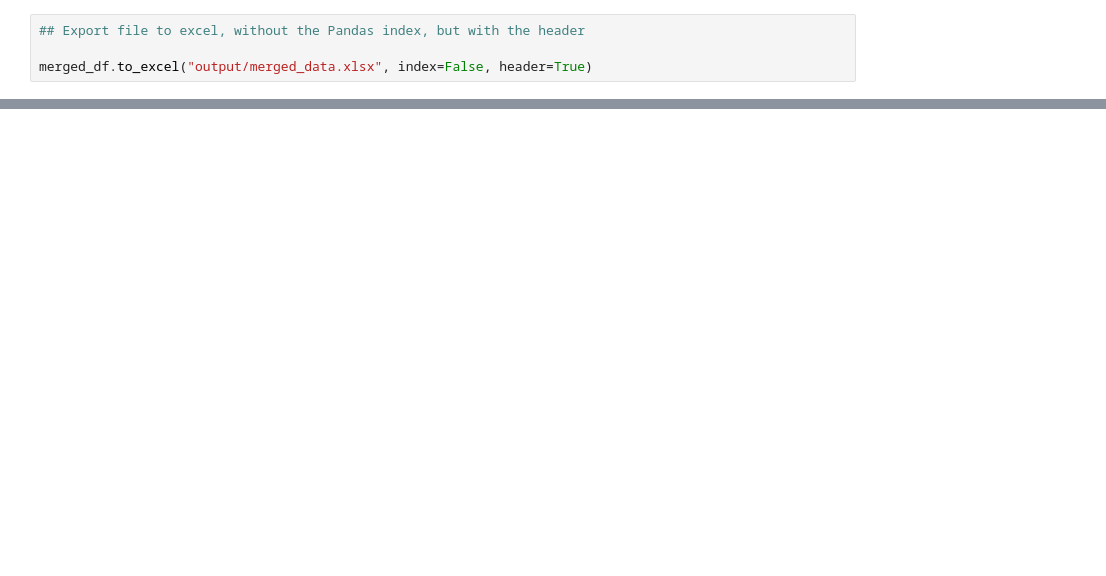
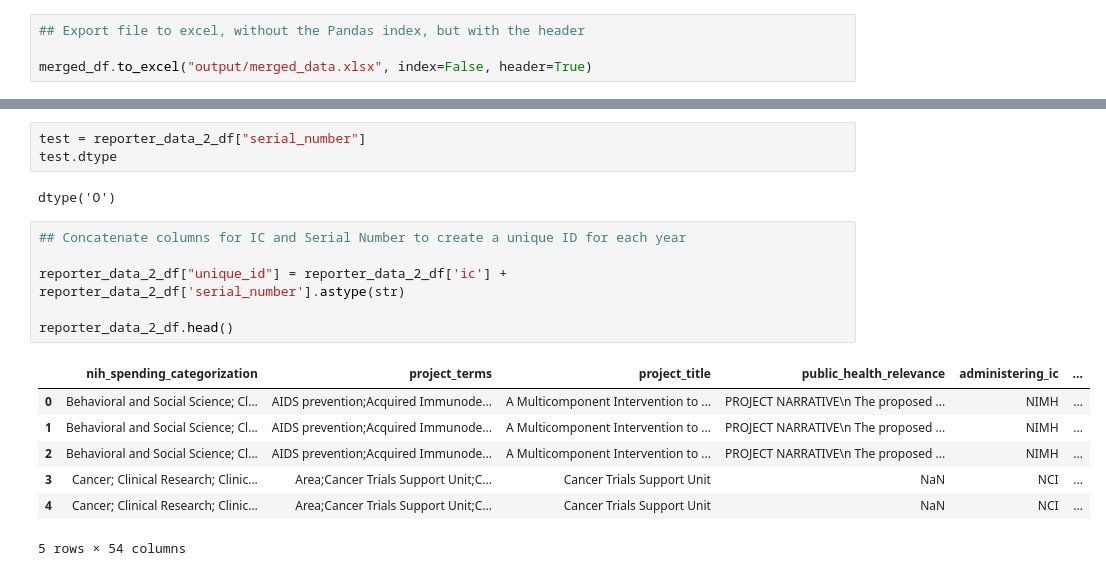
Before and after one commit to kglibrarian/Galter_NIH_Reporter_Analysis_2023, a Jupyter notebook: NIH_Reporter_Data.ipynb, the cells around one changed output, grey strips where cells are left out. Drawn from its saved outputs; the diff is of its cells as text; blank space fills up the shorter version.

```diff
--- a/NIH_Reporter_Data.ipynb
+++ b/NIH_Reporter_Data.ipynb
@@ -342,0 +387,19 @@ merged_df.to_excel("output/merged_data.xlsx", index=False, header=True)
+# %%
+test = reporter_data_2_df["serial_number"]
+test.dtype
+# %% [output]
+dtype('O')
+# %%
+## Concatenate columns for IC and Serial Number to create a unique ID for each year
+
+reporter_data_2_df["unique_id"] = reporter_data_2_df['ic'] + reporter_data_2_df['serial_number'].astype(str)
+
+reporter_data_2_df.head()
+# %% [output]
+|  | nih_spending_categorization | project_terms | project_title | public_health_relevance | administering_ic | ... |
+| 0 | Behavioral and Social Science; Cl... | AIDS prevention;Acquired Immunode... | A Multicomponent Intervention to ... | PROJECT NARRATIVE\n The proposed ... | NIMH | ... |
+| 1 | Behavioral and Social Science; Cl... | AIDS prevention;Acquired Immunode... | A Multicomponent Intervention to ... | PROJECT NARRATIVE\n The proposed ... | NIMH | ... |
+| 2 | Behavioral and Social Science; Cl... | AIDS prevention;Acquired Immunode... | A Multicomponent Intervention to ... | PROJECT NARRATIVE\n The proposed ... | NIMH | ... |
+| 3 | Cancer; Clinical Research; Clinic... | Area;Cancer Trials Support Unit;C... | Cancer Trials Support Unit | NaN | NCI | ... |
+| 4 | Cancer; Clinical Research; Clinic... | Area;Cancer Trials Support Unit;C... | Cancer Trials Support Unit | NaN | NCI | ... |
+5 rows × 54 columns
```
Also changed, not shown: parts of 30 cells of this notebook.
